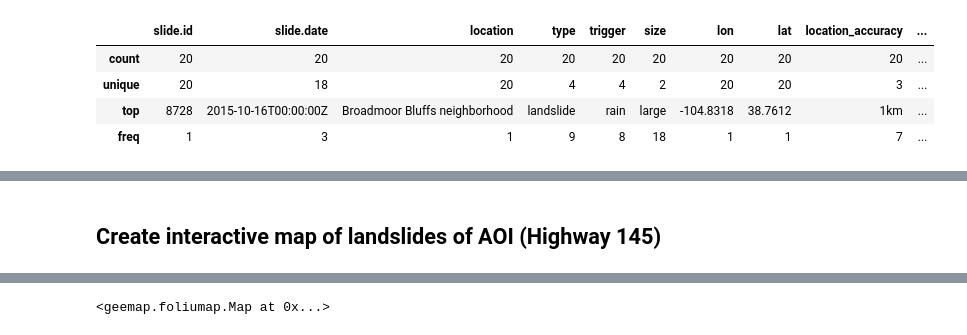
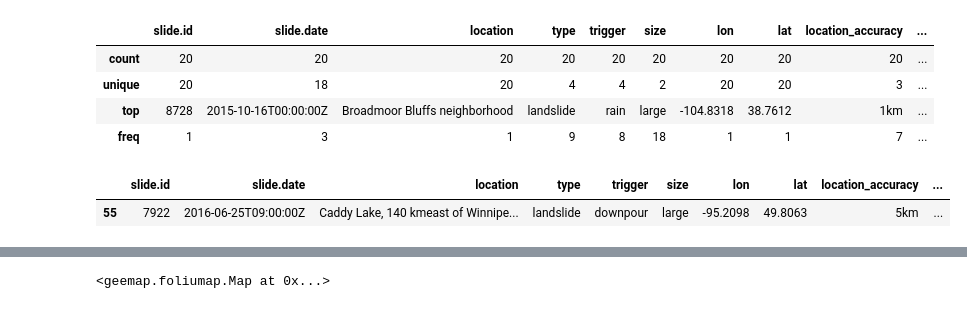
Before and after one commit to nasimmozafari/ColoradoUniProject_Spring2023, a Jupyter notebook: Nasim_Mozafari_Landslides_Project_ColoradoUni.ipynb, the cells around one changed output, grey strips where cells are left out. Saved outputs shown, nothing was run; the diff lists cells and outputs as text; code cells hidden in the pictures.

Commit message:
Caddy Lake Landslide

```diff
--- a/Nasim_Mozafari_Landslides_Project_ColoradoUni.ipynb
+++ b/Nasim_Mozafari_Landslides_Project_ColoradoUni.ipynb
@@ -122,4 +367,12 @@ large_ls.describe()
 | unique | 20 | 18 | 20 | 4 | 4 | 2 | 20 | 20 | 3 | ... |
 | top | 8728 | 2015-10-16T00:00:00Z | Broadmoor Bluffs neighborhood | landslide | rain | large | -104.8318 | 38.7612 | 1km | ... |
 | freq | 1 | 3 | 1 | 9 | 8 | 18 | 1 | 1 | 7 | ... |
+# %%
+# Extract information of landslides of Caddy Lake, Manitoba, Canada
+Caddy_df = landslide_gdf[landslide_gdf['location'].str.contains
+                              ('Caddy Lake')]
+Caddy_df.head(2)
+# %% [output]
+|  | slide.id | slide.date | location | type | trigger | size | lon | lat | location_accuracy | ... |
+| 55 | 7922 | 2016-06-25T09:00:00Z | Caddy Lake, 140 kmeast of Winnipe... | landslide | downpour | large | -95.2098 | 49.8063 | 5km | ... |
 # %%
@@ -142,5 +395,3 @@ for index, row in large_ls.iterrows():
 large_ls_map
 # %% [output]
 [interactive output not drawn]
-# %% [markdown]
-## Create interactive map of landslides of AOI (Highway 145)
```
Also changed, not shown: parts of 44 cells of this notebook.
